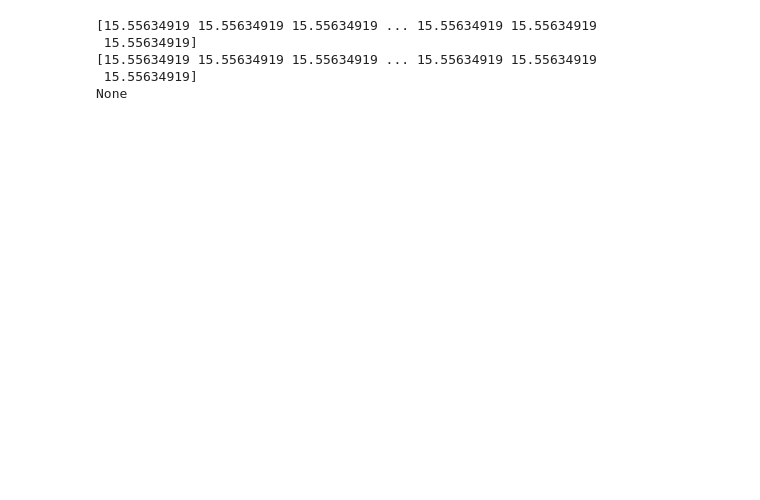
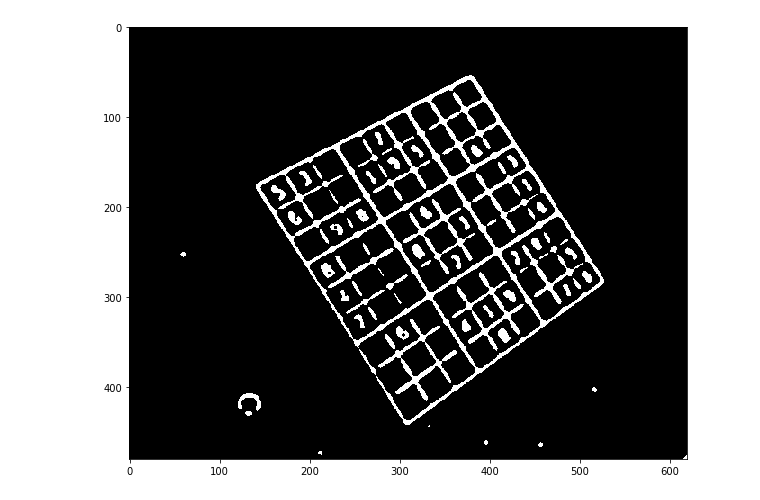
Before and after one commit to jimkon/sudoku-solver, a Jupyter notebook: src/detection.ipynb, the cells around one changed output. Cells and saved outputs as stored; diff of their text form; code cells hidden in the pictures; blank space fills up the shorter version.

```diff
--- a/src/detection.ipynb
+++ b/src/detection.ipynb
@@ -52,43 +0,0 @@ final filtered image
-# %%
-def filter_lines(lines):
-#     s = 10
-#     lines = lines[s:s+6]
-    print("input lines", len(lines))
-    ##############
-    dp = np.array(list(np.array([np.linalg.norm(lines[i]-lines[j]) for i in range(len(lines)-1, j, -1)]) for j in range(len(lines)-1)))
-#     print("dp")
-#     for _ in dp:
-#         print(_)
-#     dp = np.array(list(np.array([np.linalg.norm(lines[i]-lines[j]) for i in range(len(lines))]) for j in range(len(lines))))
-#     print("dp")
-#     for _ in dp:
-#         print(_)
-    ###############
-    threshold = 5
-    indexes = []
-    for i in range(len(dp)):
-        for j in range(len(dp[i])):
-            if dp[i][j]<threshold:
-                indexes.append([i, len(lines)-1-j])
-#     print("indexes", len(indexes), "\n", indexes)
-    indexes = np.array(indexes)
-    un_indexes = np.unique(indexes.flatten())
-
-    filtered_lines_indexes = np.where(list(index not in un_indexes for index in range(len(lines))))[0]
-
-    filtered_lines = lines[filtered_lines_indexes]
-    return filtered_lines
-# print("result", filter_lines(lines))
-def longest_lines(lines, n):
-    print(lines)
-    lengths = np.array(list(np.linalg.norm([x1-x2, y1-y2]) for x1, y1, x2, y2 in line for line in lines))
-    print(lengths)
-    sorted_indexes = np.argsort(lengths)[::-1]
-    print(lengths[sorted_indexes])
-print(longest_lines(lines, 10))
-# %% [output]
-[15.55634919 15.55634919 15.55634919 ... 15.55634919 15.55634919
- 15.55634919]
-[15.55634919 15.55634919 15.55634919 ... 15.55634919 15.55634919
- 15.55634919]
-None
@@ -95,3 +60,13 @@ None
+# %%
+path = "pics/test1.jpg"
+img = cv2.imread(path, cv2.IMREAD_GRAYSCALE )
+
+filtered_img = filter_image(img)
+plt.figure(figsize=(10,10))
+plt.imshow(filtered_img, cmap="gray")
+plt.show()
+# %% [output]
+[figure, added]
 # %%
 plt.imshow(filtered_img, cmap="gray")
 plt.show()
```
Also changed, not shown: parts of 7 cells of this notebook, 3 other files.
